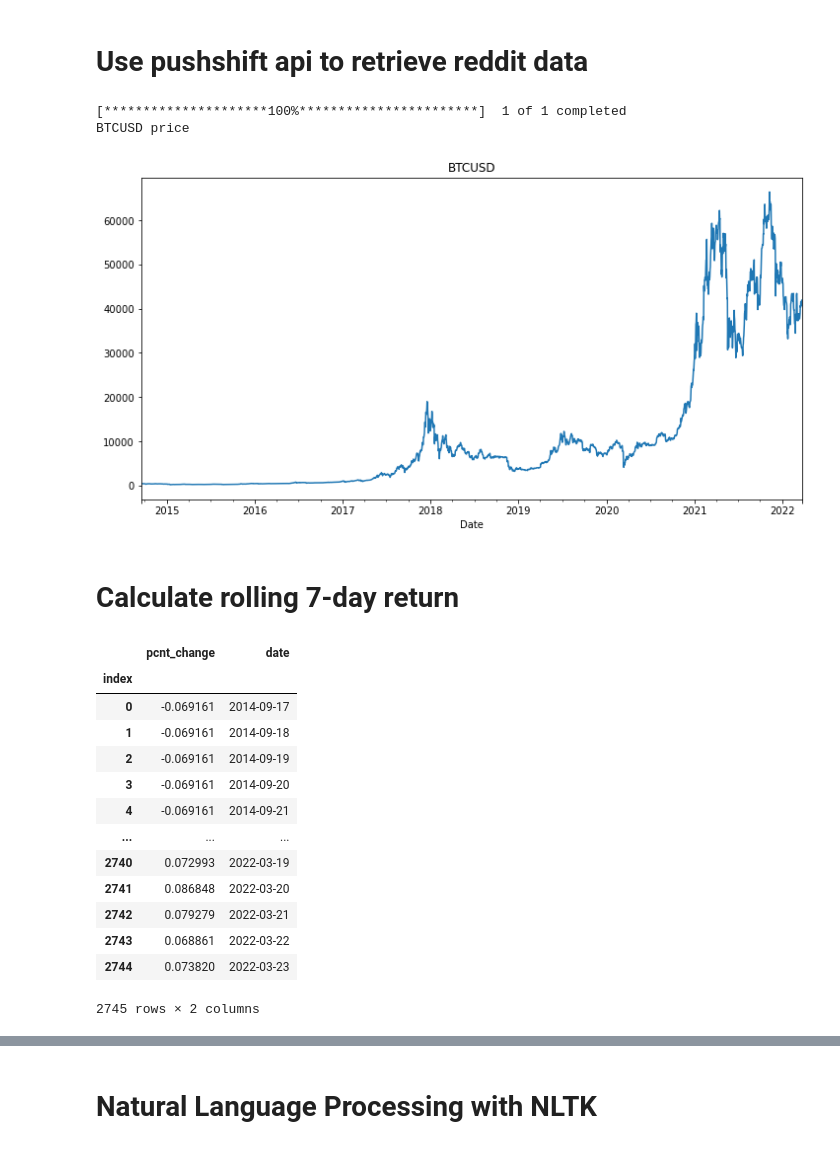
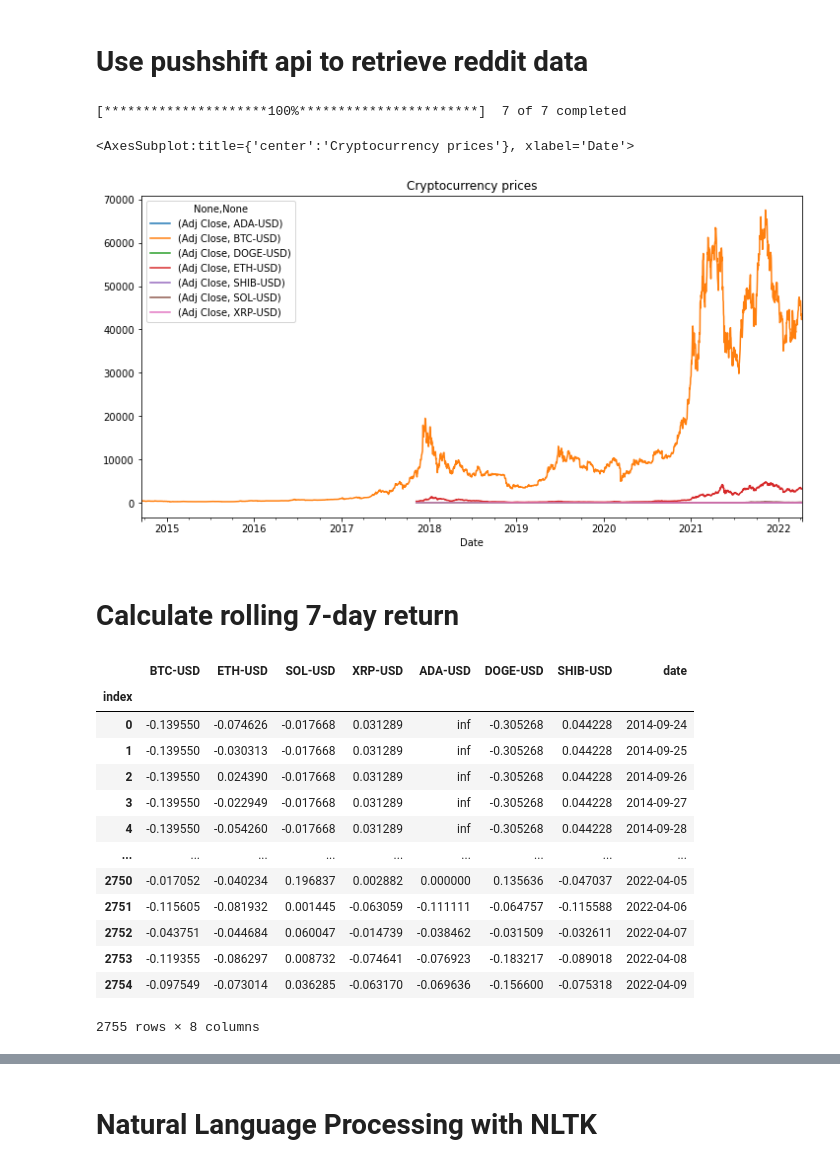
Before and after one commit to kmavyrle/CryptoAlgoTrading-with-NLP, a Jupyter notebook: Model.ipynb, the cells around one changed output, grey strips where cells are left out. Saved outputs shown, nothing was run; the diff lists cells and outputs as text; code cells hidden in the pictures.

```diff
--- a/Model.ipynb
+++ b/Model.ipynb
@@ -65,15 +101,14 @@ def multiple_data_call(lookback_period:int,
         df.index = list(range(len(df)))
         return df
 # %%
-tickerlist = ['BTC-USD']
+tickerlist = ['BTC-USD','ETH-USD','SOL-USD','XRP-USD','ADA-USD','DOGE-USD','SHIB-USD']
 df = yf.download(tickerlist, period = '1d', start = '2007-01-01',end = pd.Timestamp.today())
-columns = df.columns
-df = df.iloc[:,2]['2007':]
-df.plot(figsize = (12,6),title = 'BTCUSD')
-print('BTCUSD price')
+columns = tickerlist
+df = df.iloc[:,:7]['2007':]
+df.plot(figsize = (12,6),title = 'Cryptocurrency prices')
 # %% [output]
-[*********************100%***********************]  1 of 1 completed
-BTCUSD price
+[*********************100%***********************]  7 of 7 completed
+<AxesSubplot:title={'center':'Cryptocurrency prices'}, xlabel='Date'>
-[figure, old version]
+[figure, new version]
 # %% [markdown]
 # Calculate rolling 7-day return
@@ -80,22 +118,23 @@ BTCUSD price
 # %%
 pct_change = pd.DataFrame(df.pct_change(periods = 7).fillna(method = 'bfill'))
-pct_change.columns = ['pcnt_change']
+pct_change.columns = columns
 pct_change['date'] = pct_change.index.astype(str)
 pct_change['index'] = range(len(pct_change))
 pct_change.set_index('index',drop = True,inplace = True)
+pct_change = pct_change.shift(-7).dropna()
 pct_change
 # %% [output]
-|  | pcnt_change | date |
-| index |  |  |
-| 0 | -0.069161 | 2014-09-17 |
-| 1 | -0.069161 | 2014-09-18 |
-| 2 | -0.069161 | 2014-09-19 |
-| 3 | -0.069161 | 2014-09-20 |
-| 4 | -0.069161 | 2014-09-21 |
-| ... | ... | ... |
-| 2740 | 0.072993 | 2022-03-19 |
-| 2741 | 0.086848 | 2022-03-20 |
-| 2742 | 0.079279 | 2022-03-21 |
-| 2743 | 0.068861 | 2022-03-22 |
-| 2744 | 0.073820 | 2022-03-23 |
+|  | BTC-USD | ETH-USD | SOL-USD | XRP-USD | ADA-USD | DOGE-USD | SHIB-USD | date |
+| index |  |  |  |  |  |  |  |  |
+| 0 | -0.139550 | -0.074626 | -0.017668 | 0.031289 | inf | -0.305268 | 0.044228 | 2014-09-24 |
+| 1 | -0.139550 | -0.030313 | -0.017668 | 0.031289 | inf | -0.305268 | 0.044228 | 2014-09-25 |
+| 2 | -0.139550 | 0.024390 | -0.017668 | 0.031289 | inf | -0.305268 | 0.044228 | 2014-09-26 |
+| 3 | -0.139550 | -0.022949 | -0.017668 | 0.031289 | inf | -0.305268 | 0.044228 | 2014-09-27 |
+| 4 | -0.139550 | -0.054260 | -0.017668 | 0.031289 | inf | -0.305268 | 0.044228 | 2014-09-28 |
+| ... | ... | ... | ... | ... | ... | ... | ... | ... |
+| 2750 | -0.017052 | -0.040234 | 0.196837 | 0.002882 | 0.000000 | 0.135636 | -0.047037 | 2022-04-05 |
+| 2751 | -0.115605 | -0.081932 | 0.001445 | -0.063059 | -0.111111 | -0.064757 | -0.115588 | 2022-04-06 |
+| 2752 | -0.043751 | -0.044684 | 0.060047 | -0.014739 | -0.038462 | -0.031509 | -0.032611 | 2022-04-07 |
+| 2753 | -0.119355 | -0.086297 | 0.008732 | -0.074641 | -0.076923 | -0.183217 | -0.089018 | 2022-04-08 |
+| 2754 | -0.097549 | -0.073014 | 0.036285 | -0.063170 | -0.069636 | -0.156600 | -0.075318 | 2022-04-09 |
-2745 rows × 2 columns
+2755 rows × 8 columns
```
Also changed, not shown: parts of 61 cells of this notebook, 15 other files.
